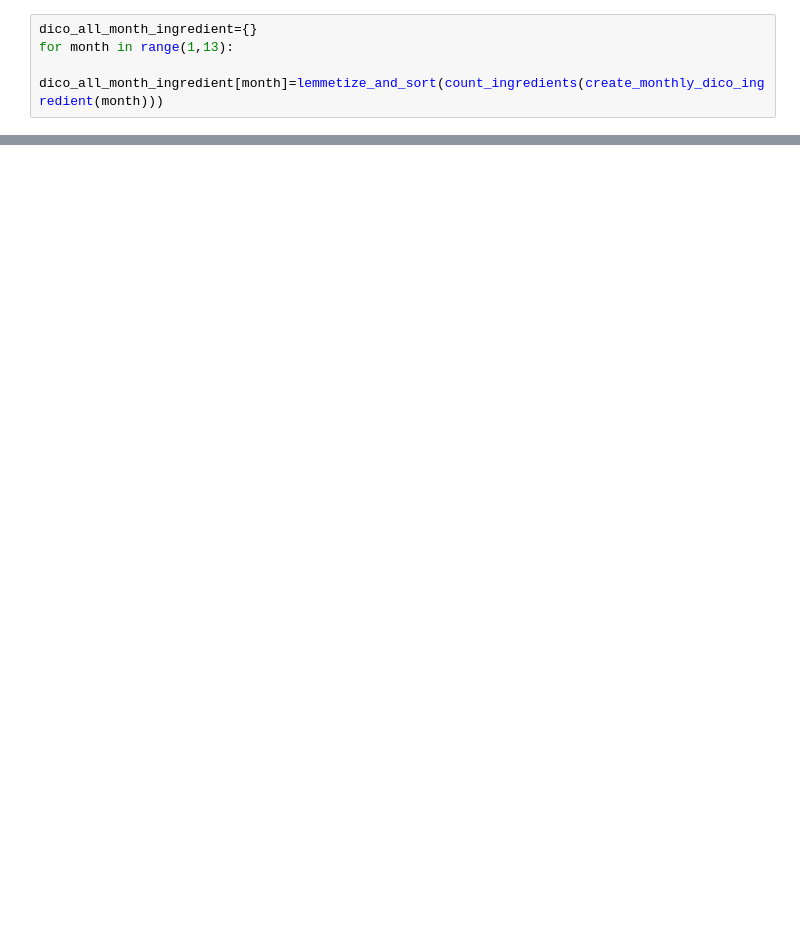
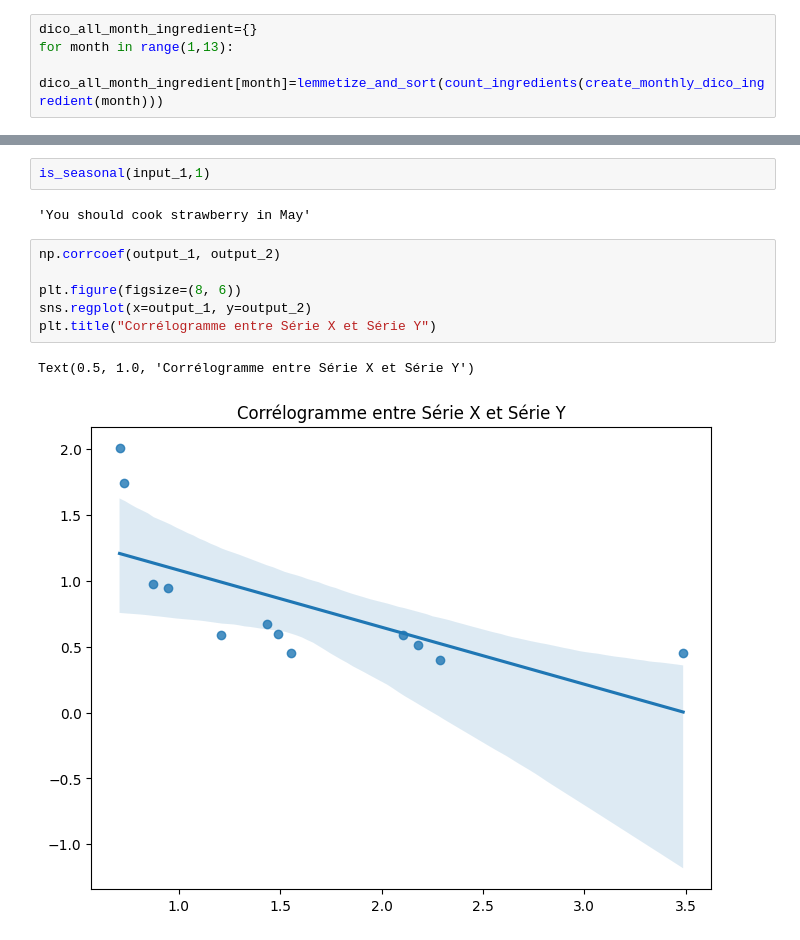
Before and after one commit to ramzinaji/analyse_cooking_app, a Jupyter notebook: etude_app_cuisine/script.ipynb, the cells around one changed output, grey strips where cells are left out. Saved outputs shown, nothing was run; the diff lists cells and outputs as text; blank space fills up the shorter version.

```diff
--- a/etude_app_cuisine/script.ipynb
+++ b/etude_app_cuisine/script.ipynb
@@ -584,0 +652,13 @@ cutter
+# %%
+is_seasonal(input_1,1)
+# %% [output]
+'You should cook strawberry in May'
+# %%
+np.corrcoef(output_1, output_2)
+
+plt.figure(figsize=(8, 6))
+sns.regplot(x=output_1, y=output_2)
+plt.title("Corrélogramme entre Série X et Série Y")
+# %% [output]
+Text(0.5, 1.0, 'Corrélogramme entre Série X et Série Y')
+[figure, added]
```
Also changed, not shown: parts of 16 cells of this notebook, 18 other files.
